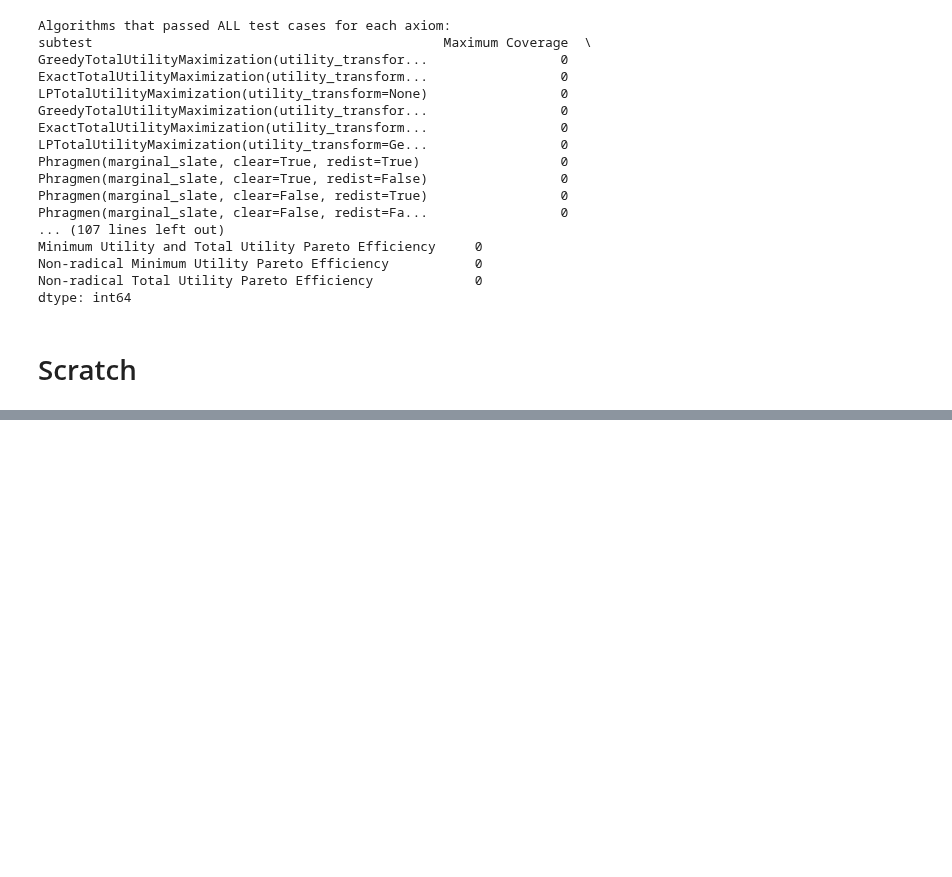
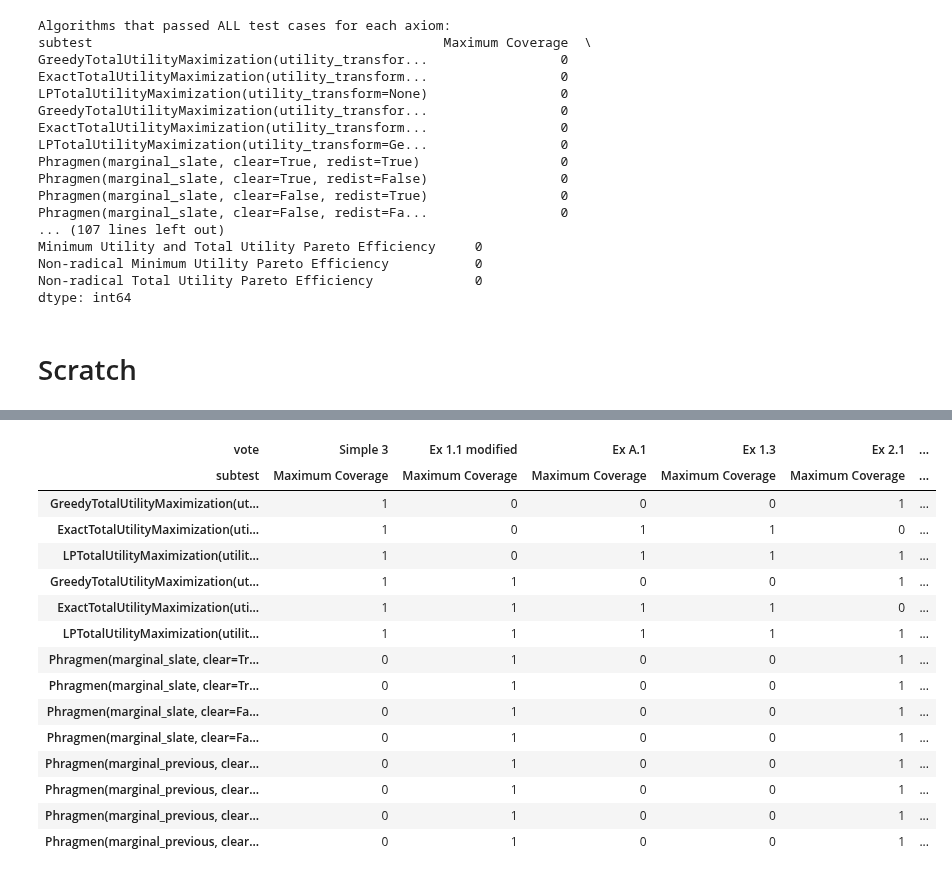
Before and after one commit to aaron-sandoval/generative_social_choice, a Jupyter notebook: generative_social_choice/plots/algorithm_axiom_performance.ipynb, the cells around one changed output, grey strips where cells are left out. Drawn from its saved outputs; the diff is of its cells as text; code cells hidden in the pictures; blank space fills up the shorter version.

```diff
--- a/generative_social_choice/plots/algorithm_axiom_performance.ipynb
+++ b/generative_social_choice/plots/algorithm_axiom_performance.ipynb
@@ -232,0 +234,20 @@ filtered_df.iloc[:,20:]
+# %%
+# filtered_df.iloc[:,20:]
+filtered_df.loc[:, filtered_df.columns.get_level_values(1) == "Maximum Coverage"]
+# %% [output]
+| vote | Simple 3 | Ex 1.1 modified | Ex A.1 | Ex 1.3 | Ex 2.1 | ... |
+| subtest | Maximum Coverage | Maximum Coverage | Maximum Coverage | Maximum Coverage | Maximum Coverage | ... |
+| GreedyTotalUtilityMaximization(ut... | 1 | 0 | 0 | 0 | 1 | ... |
+| ExactTotalUtilityMaximization(uti... | 1 | 0 | 1 | 1 | 0 | ... |
+| LPTotalUtilityMaximization(utilit... | 1 | 0 | 1 | 1 | 1 | ... |
+| GreedyTotalUtilityMaximization(ut... | 1 | 1 | 0 | 0 | 1 | ... |
+| ExactTotalUtilityMaximization(uti... | 1 | 1 | 1 | 1 | 0 | ... |
+| LPTotalUtilityMaximization(utilit... | 1 | 1 | 1 | 1 | 1 | ... |
+| Phragmen(marginal_slate, clear=Tr... | 0 | 1 | 0 | 0 | 1 | ... |
+| Phragmen(marginal_slate, clear=Tr... | 0 | 1 | 0 | 0 | 1 | ... |
+| Phragmen(marginal_slate, clear=Fa... | 0 | 1 | 0 | 0 | 1 | ... |
+| Phragmen(marginal_slate, clear=Fa... | 0 | 1 | 0 | 0 | 1 | ... |
+| Phragmen(marginal_previous, clear... | 0 | 1 | 0 | 0 | 1 | ... |
+| Phragmen(marginal_previous, clear... | 0 | 1 | 0 | 0 | 1 | ... |
+| Phragmen(marginal_previous, clear... | 0 | 1 | 0 | 0 | 1 | ... |
+| Phragmen(marginal_previous, clear... | 0 | 1 | 0 | 0 | 1 | ... |
```
Also changed, not shown: parts of 8 cells of this notebook, 1 other file.
